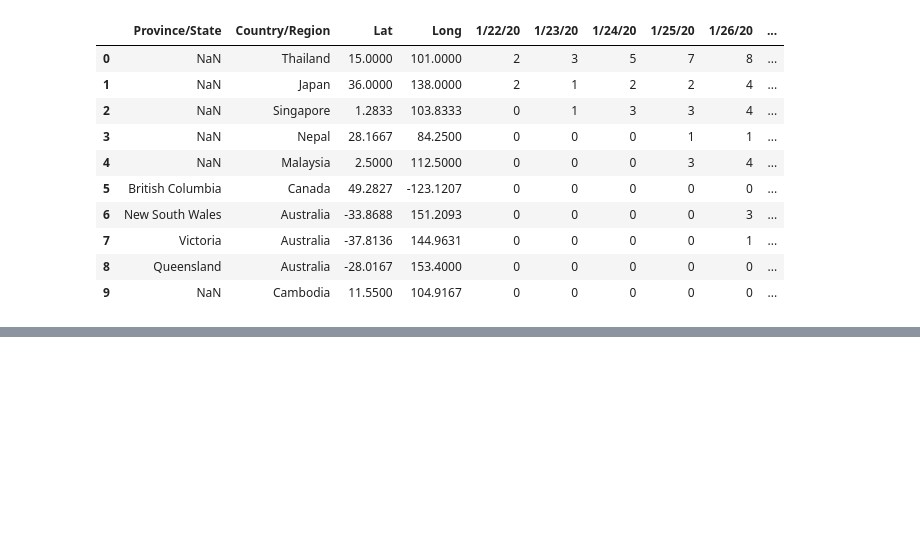
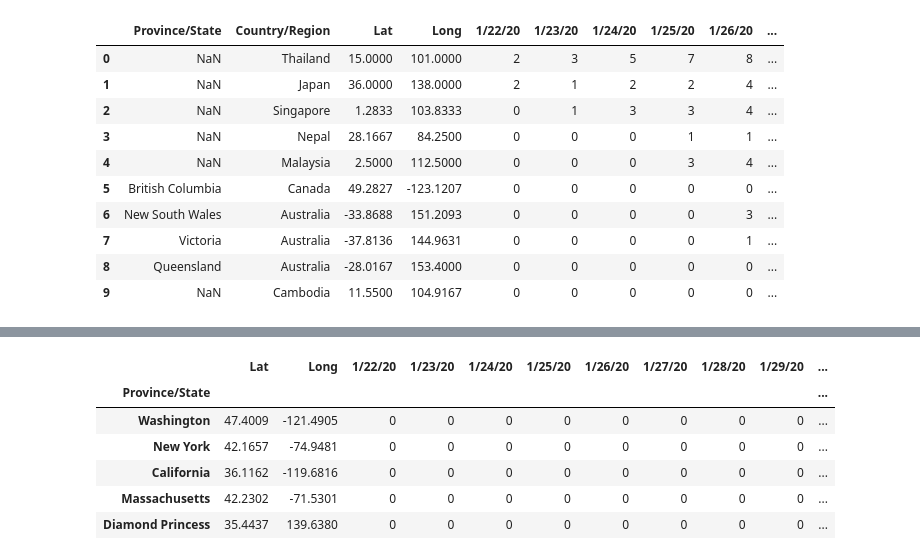
Before and after one commit to aiformankind/covid-19-hackathon, a Jupyter notebook: by_state_covid_analysis.ipynb, the cells around one changed output, grey strips where cells are left out. Cells and saved outputs as stored; diff of their text form; code cells hidden in the pictures; blank space fills up the shorter version.

Commit message:
Now have a US dataset by state.

```diff
--- a/by_state_covid_analysis.ipynb
+++ b/by_state_covid_analysis.ipynb
@@ -64,6 +64,6 @@ covid_across_countries_df.head(10)
 | 8 | Queensland | Australia | -28.0167 | 153.4000 | 0 | 0 | 0 | 0 | 0 | ... |
 | 9 | NaN | Cambodia | 11.5500 | 104.9167 | 0 | 0 | 0 | 0 | 0 | ... |
 # %%
-global_timeseries = covid_across_countries_df.loc['US']
+global_timeseries = covid_across_countries_df.set_index(['Country/Region','Province/State'])
 global_timeseries.head(5)
 # %% [output]
@@ -70,0 +77,11 @@ KeyError: ignored
+# %%
+us_timeseries = global_timeseries.loc['US']
+us_timeseries.head(5)
+# %% [output]
+|  | Lat | Long | 1/22/20 | 1/23/20 | 1/24/20 | 1/25/20 | 1/26/20 | 1/27/20 | 1/28/20 | 1/29/20 | ... |
+| Province/State |  |  |  |  |  |  |  |  |  |  | ... |
+| Washington | 47.4009 | -121.4905 | 0 | 0 | 0 | 0 | 0 | 0 | 0 | 0 | ... |
+| New York | 42.1657 | -74.9481 | 0 | 0 | 0 | 0 | 0 | 0 | 0 | 0 | ... |
+| California | 36.1162 | -119.6816 | 0 | 0 | 0 | 0 | 0 | 0 | 0 | 0 | ... |
+| Massachusetts | 42.2302 | -71.5301 | 0 | 0 | 0 | 0 | 0 | 0 | 0 | 0 | ... |
+| Diamond Princess | 35.4437 | 139.6380 | 0 | 0 | 0 | 0 | 0 | 0 | 0 | 0 | ... |
```
Also changed, not shown: parts of 1 cell of this notebook.
